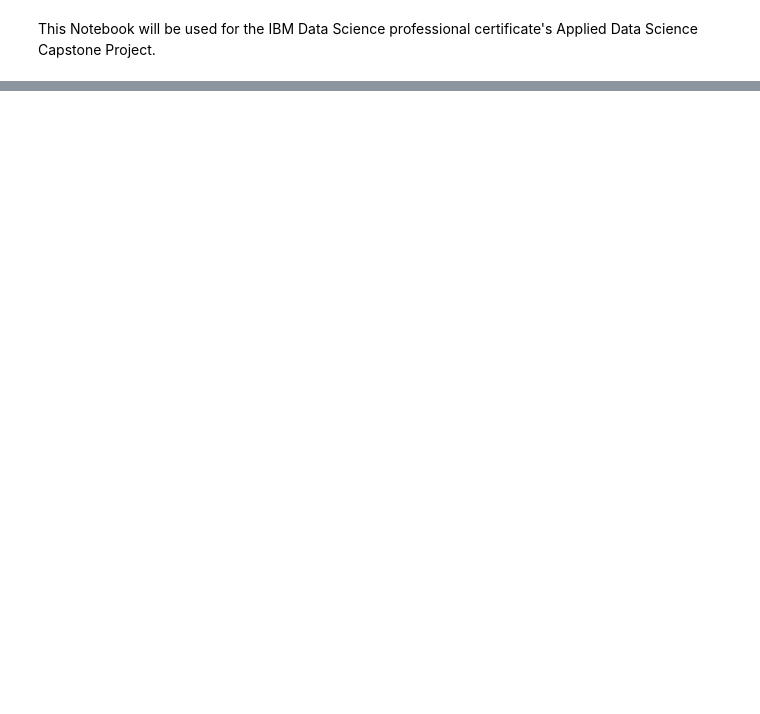
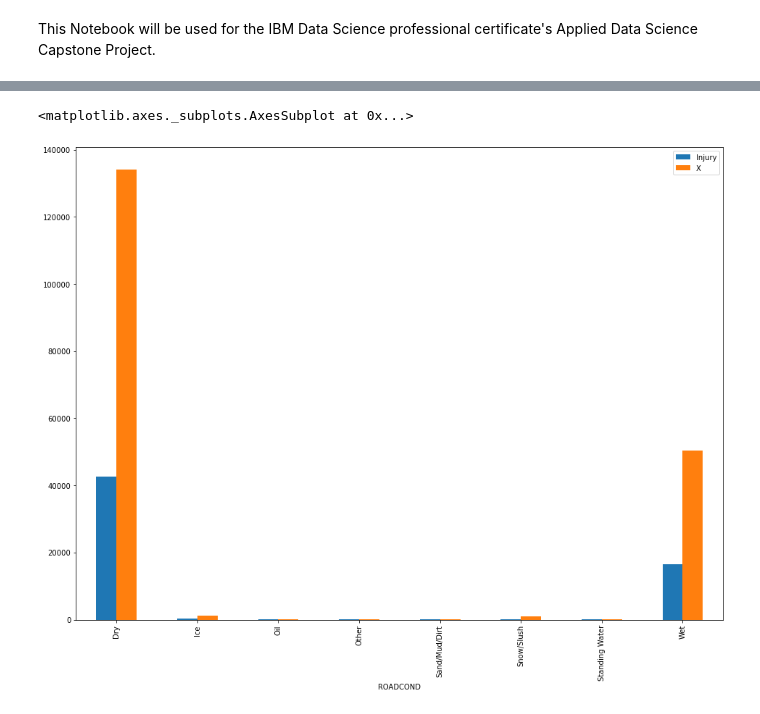
Before and after one commit to mjpower515/VehicleAccidentSeverity, a Jupyter notebook: Primary Notebook.ipynb, the cells around one changed output, grey strips where cells are left out. Cells and saved outputs as stored; diff of their text form; code cells hidden in the pictures; blank space fills up the shorter version.

Commit message:
Made Changes to Notebook. Added report, presentation and images generated by the notebook.

```diff
--- a/Primary Notebook.ipynb
+++ b/Primary Notebook.ipynb
@@ -62,0 +85,3 @@ Feat.head()
+# %%
+NoNA = Feat.dropna(axis=0,how='any')
+NoNA
@@ -62,0 +129,3 @@ Feat.head()
+# %%
+NoNA[['Injury']]= NoNA[['SEVERITYCODE']] != '1'
+NoNA[['Injury']]=NoNA[['Injury']].astype(int)
@@ -62,0 +144,4 @@ Feat.head()
+# %%
+NoNA.columns = NoNA.columns.get_level_values(0)
+# %%
+feats = ['WEATHER','ROADCOND','LIGHTCOND']
@@ -62,0 +154,6 @@ Feat.head()
+# %%
+col = feats[1]
+NoNA.groupby(col).agg({'Injury':sum,'X':'count'}).plot(kind='bar', figsize=(16,12))
+# %% [output]
+<matplotlib.axes._subplots.AxesSubplot at 0x...>
+[figure, added]
```
Also changed, not shown: parts of 79 cells of this notebook, 15 other files.
